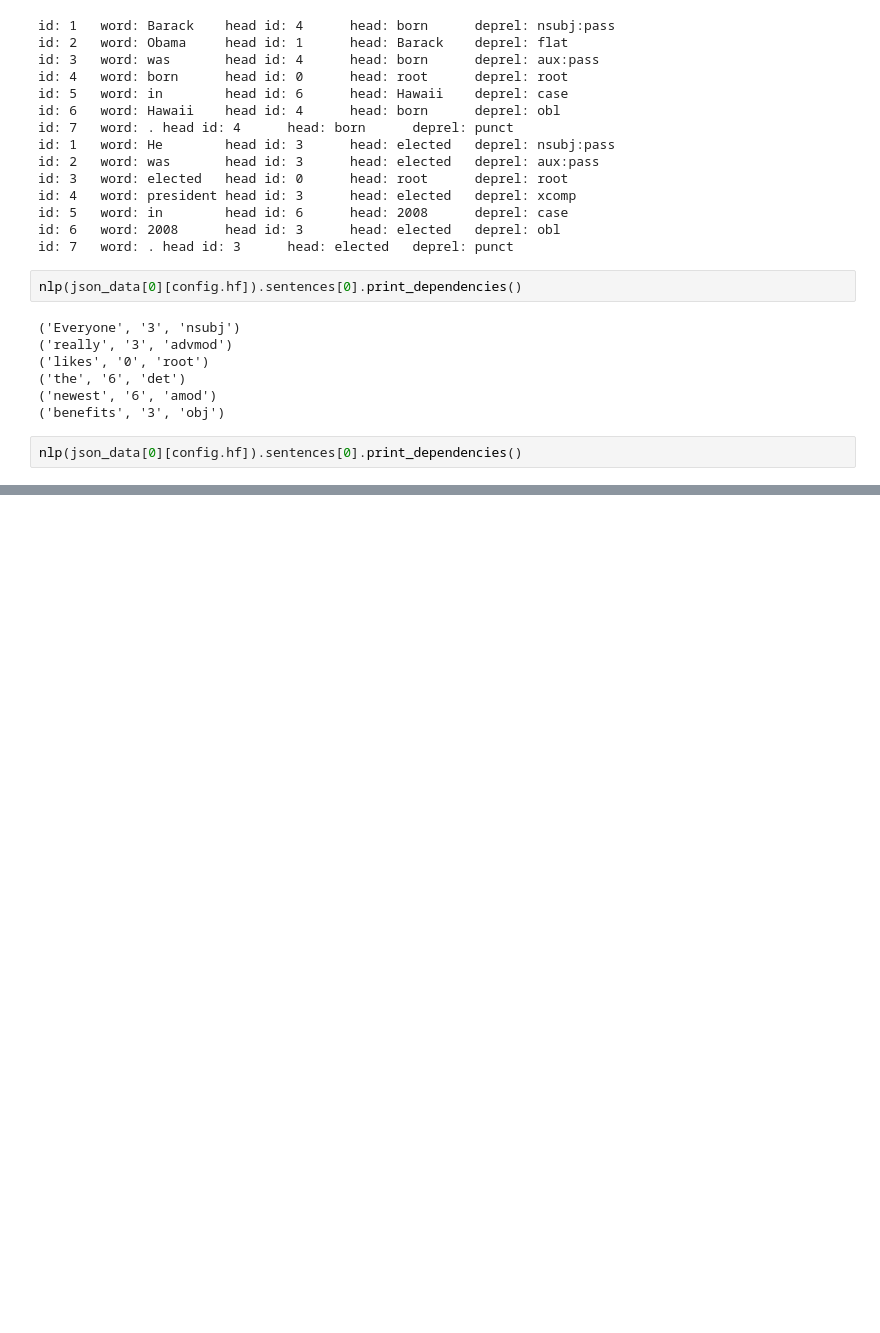
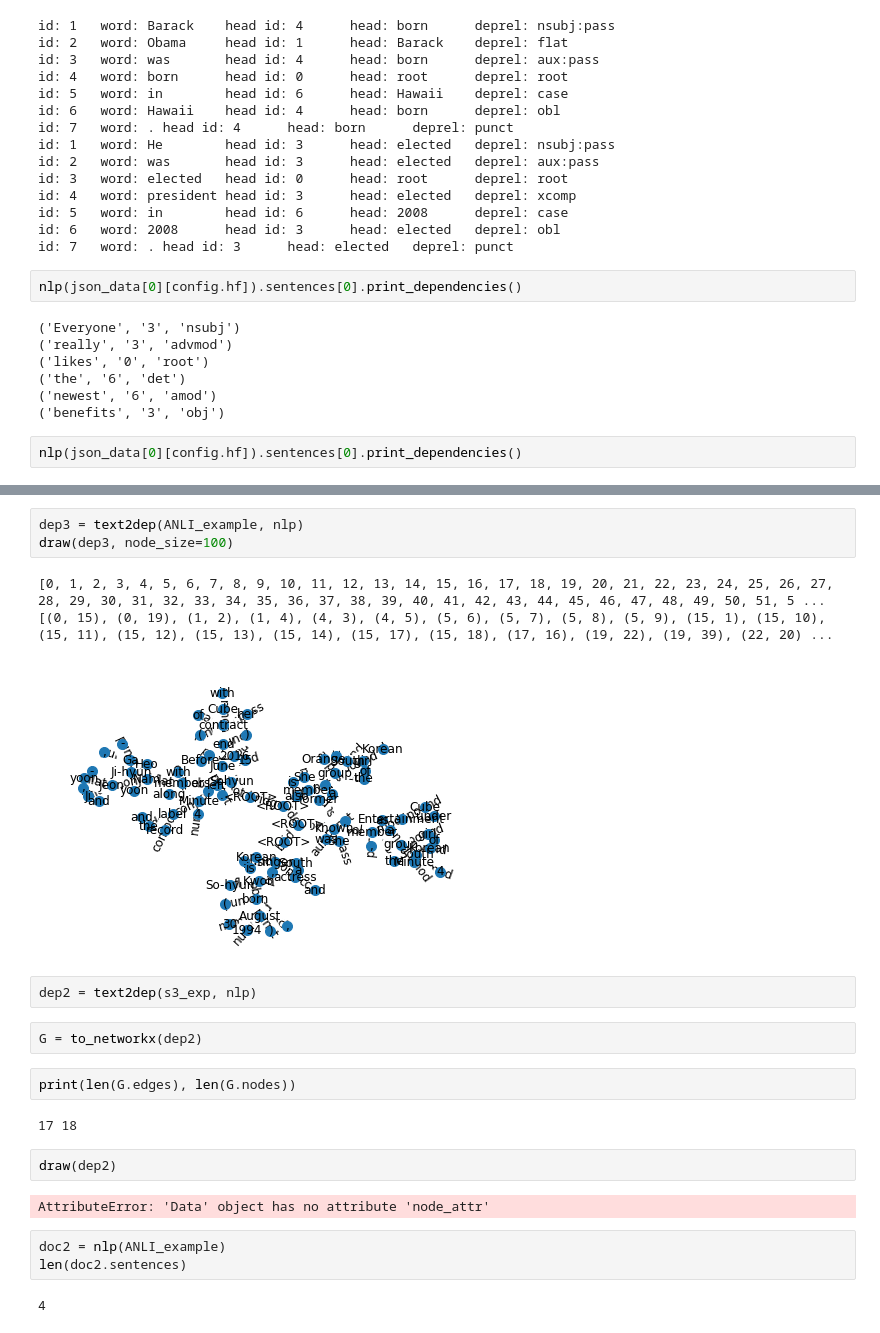
Before and after one commit to EazyReal/2020-IIS-NLU-intership, a Jupyter notebook: MNLI/src-gnn/SynNLI.ipynb, the cells around one changed output, grey strips where cells are left out. Drawn from its saved outputs; the diff is of its cells as text; blank space fills up the shorter version.

```diff
--- a/MNLI/src-gnn/SynNLI.ipynb
+++ b/MNLI/src-gnn/SynNLI.ipynb
@@ -178,0 +275,24 @@ dir(data)
+# %%
+dep3 = text2dep(ANLI_example, nlp)
+draw(dep3, node_size=100)
+# %% [output]
+[0, 1, 2, 3, 4, 5, 6, 7, 8, 9, 10, 11, 12, 13, 14, 15, 16, 17, 18, 19, 20, 21, 22, 23, 24, 25, 26, 27, 28, 29, 30, 31, 32, 33, 34, 35, 36, 37, 38, 39, 40, 41, 42, 43, 44, 45, 46, 47, 48, 49, 50, 51, 5 ...
+[(0, 15), (0, 19), (1, 2), (1, 4), (4, 3), (4, 5), (5, 6), (5, 7), (5, 8), (5, 9), (15, 1), (15, 10), (15, 11), (15, 12), (15, 13), (15, 14), (15, 17), (15, 18), (17, 16), (19, 22), (19, 39), (22, 20) ...
+[figure, added]
+# %%
+dep2 = text2dep(s3_exp, nlp)
+# %%
+G = to_networkx(dep2)
+# %%
+print(len(G.edges), len(G.nodes))
+# %% [output]
+17 18
+# %%
+draw(dep2)
+# %% [output]
+AttributeError: 'Data' object has no attribute 'node_attr'
+# %%
+doc2 = nlp(ANLI_example)
+len(doc2.sentences)
+# %% [output]
+4
```
Also changed, not shown: parts of 13 cells of this notebook, 4 other files.
